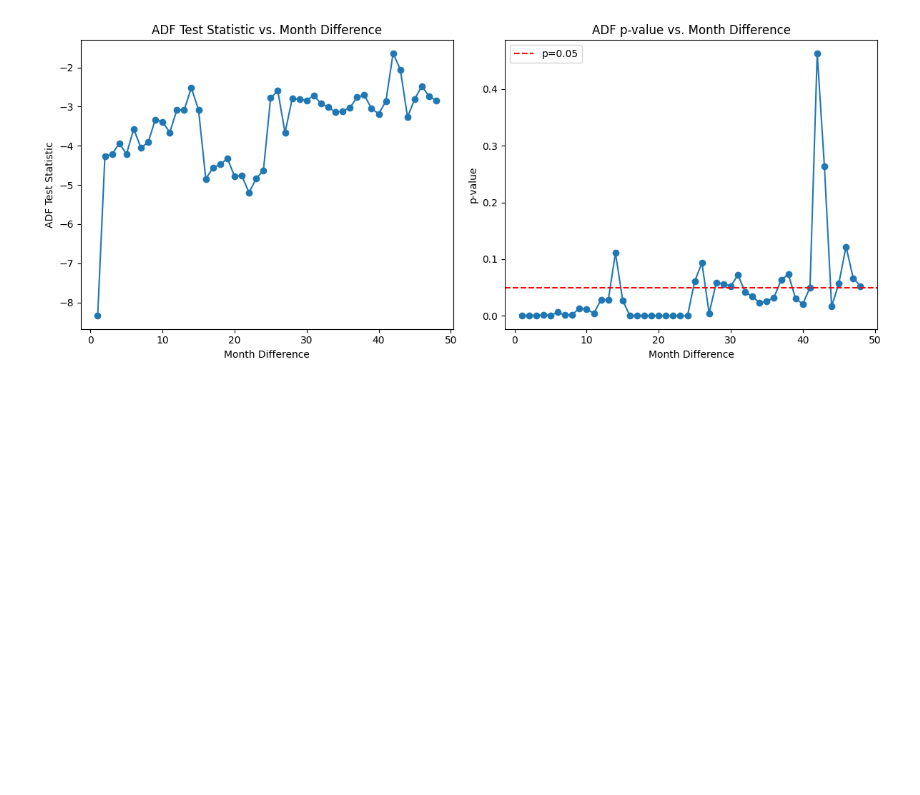
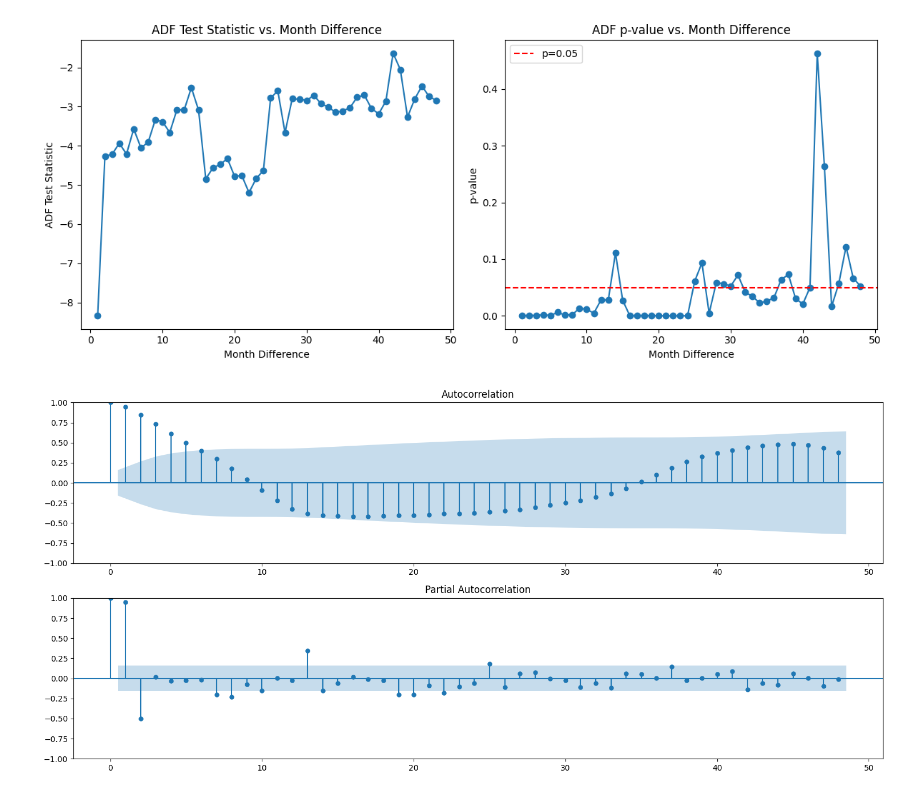
Before and after one commit to zamanmiraz/predict-crypto, a Jupyter notebook: notebooks/bitcoin/bitcoin_predict.ipynb, the cells around one changed output. Cells and saved outputs as stored; diff of their text form; code cells hidden in the pictures; blank space fills up the shorter version.

Commit message:
Add auto/partial correlation

```diff
--- a/notebooks/bitcoin/bitcoin_predict.ipynb
+++ b/notebooks/bitcoin/bitcoin_predict.ipynb
@@ -394,3 +392,17 @@ plt.tight_layout()
 plt.show()
 # %% [output]
 [figure]
+# %%
+# Autocorrelation and Partial Autocorrelation
+from statsmodels.graphics.tsaplots import plot_acf, plot_pacf
+custom_month_diff_price_box = df_monthly['weighted_price_box'].diff(12).interpolate().dropna()
+
+plt.figure(figsize=(15,7))
+ax = plt.subplot(211)
+sm.graphics.tsa.plot_acf(custom_month_diff_price_box.values.squeeze(), lags=48, ax=ax)
+ax = plt.subplot(212)
+sm.graphics.tsa.plot_pacf(custom_month_diff_price_box.values.squeeze(), lags=48, ax=ax)
+plt.tight_layout()
+plt.show()
+# %% [output]
+[figure, added]
```
Also changed, not shown: parts of 1 cell of this notebook.
